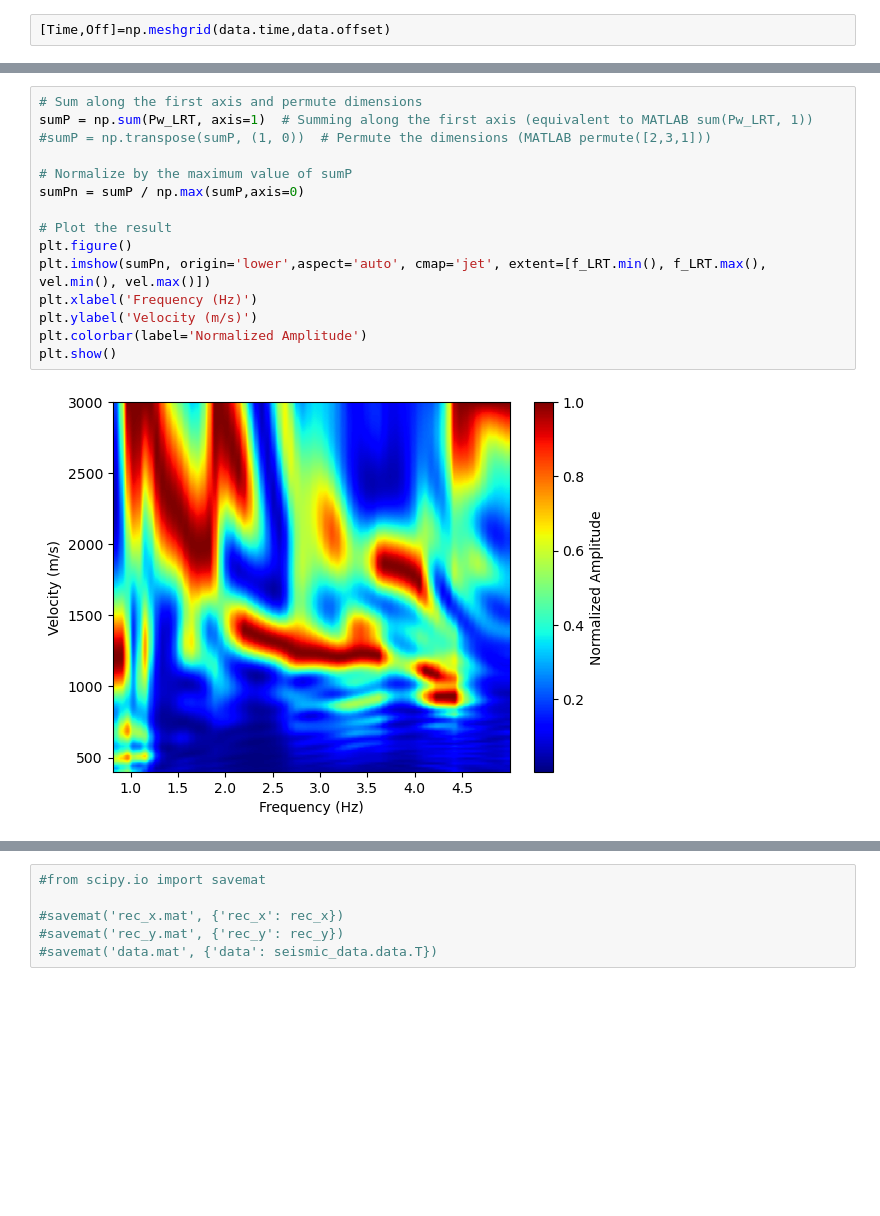
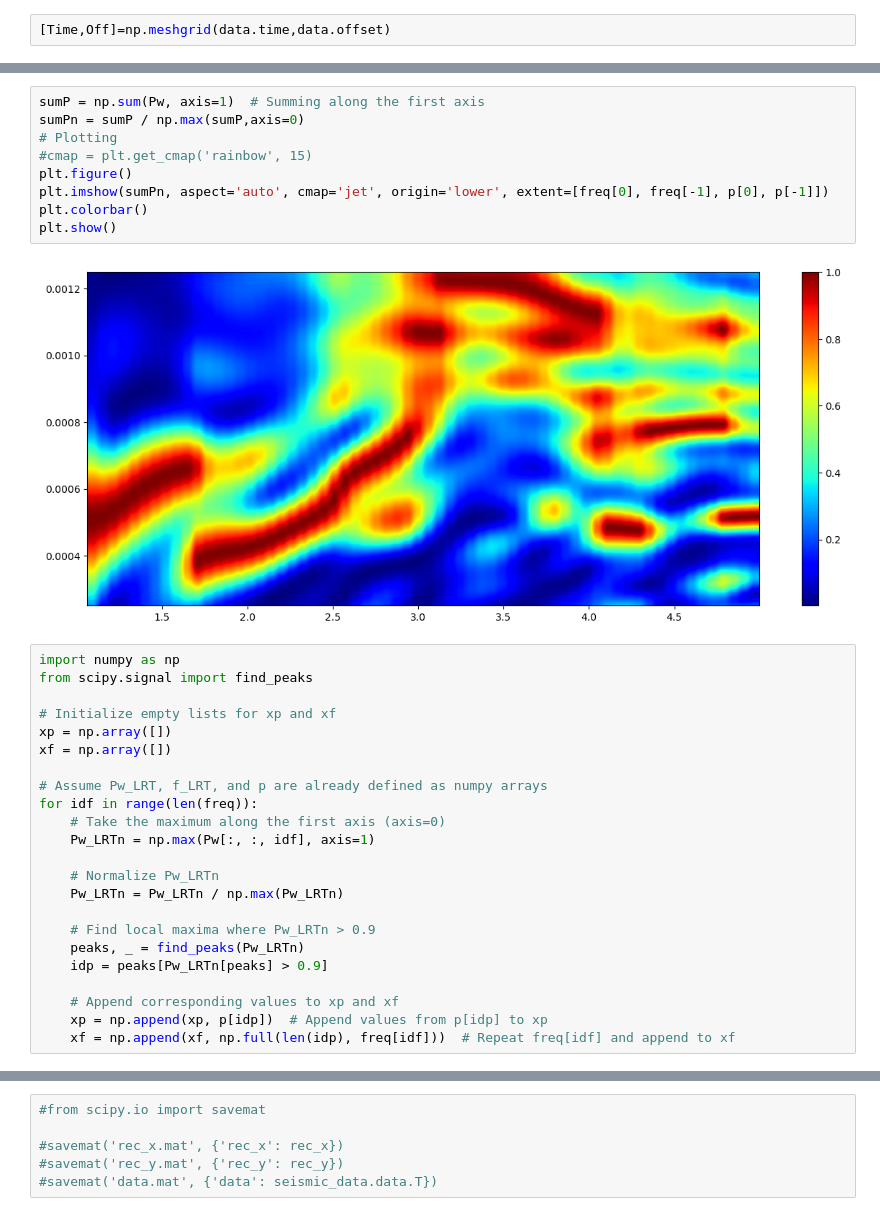
Before and after one commit to Ivanjav/SW_Inversion_3D_Data, a Jupyter notebook: 6_Beamforming3D.ipynb, the cells around one changed output, grey strips where cells are left out. Drawn from its saved outputs; the diff is of its cells as text; blank space fills up the shorter version.

Commit message:
Maxima picking for 3d beamforming

```diff
--- a/6_Beamforming3D.ipynb
+++ b/6_Beamforming3D.ipynb
@@ -267,17 +260,34 @@ plt.imshow(Pw_LRT[:,:,9].T, aspect='auto', cmap='jet')
-# %%
-# Sum along the first axis and permute dimensions
-sumP = np.sum(Pw_LRT, axis=1)  # Summing along the first axis (equivalent to MATLAB sum(Pw_LRT, 1))
-#sumP = np.transpose(sumP, (1, 0))  # Permute the dimensions (MATLAB permute([2,3,1]))
-
-# Normalize by the maximum value of sumP
-sumPn = sumP / np.max(sumP,axis=0)
-
-# Plot the result
-plt.figure()
-plt.imshow(sumPn, origin='lower',aspect='auto', cmap='jet', extent=[f_LRT.min(), f_LRT.max(), vel.min(), vel.max()])
-plt.xlabel('Frequency (Hz)')
-plt.ylabel('Velocity (m/s)')
-plt.colorbar(label='Normalized Amplitude')
-plt.show()
-# %% [output]
-[figure, removed]
+# %%
+sumP = np.sum(Pw, axis=1)  # Summing along the first axis
+sumPn = sumP / np.max(sumP,axis=0)
+# Plotting
+#cmap = plt.get_cmap('rainbow', 15)
+plt.figure()
+plt.imshow(sumPn, aspect='auto', cmap='jet', origin='lower', extent=[freq[0], freq[-1], p[0], p[-1]])
+plt.colorbar()
+plt.show()
+# %% [output]
+[figure, added]
+# %%
+import numpy as np
+from scipy.signal import find_peaks
+
+# Initialize empty lists for xp and xf
+xp = np.array([])
+xf = np.array([])
+
+# Assume Pw_LRT, f_LRT, and p are already defined as numpy arrays
+for idf in range(len(freq)):
+    # Take the maximum along the first axis (axis=0)
+    Pw_LRTn = np.max(Pw[:, :, idf], axis=1)
+
+    # Normalize Pw_LRTn
+    Pw_LRTn = Pw_LRTn / np.max(Pw_LRTn)
+
+    # Find local maxima where Pw_LRTn > 0.9
+    peaks, _ = find_peaks(Pw_LRTn)
+    idp = peaks[Pw_LRTn[peaks] > 0.9]
+
+    # Append corresponding values to xp and xf
+    xp = np.append(xp, p[idp])  # Append values from p[idp] to xp
+    xf = np.append(xf, np.full(len(idp), freq[idf]))  # Repeat freq[idf] and append to xf
```
Also changed, not shown: parts of 16 cells of this notebook, 1 other file.
